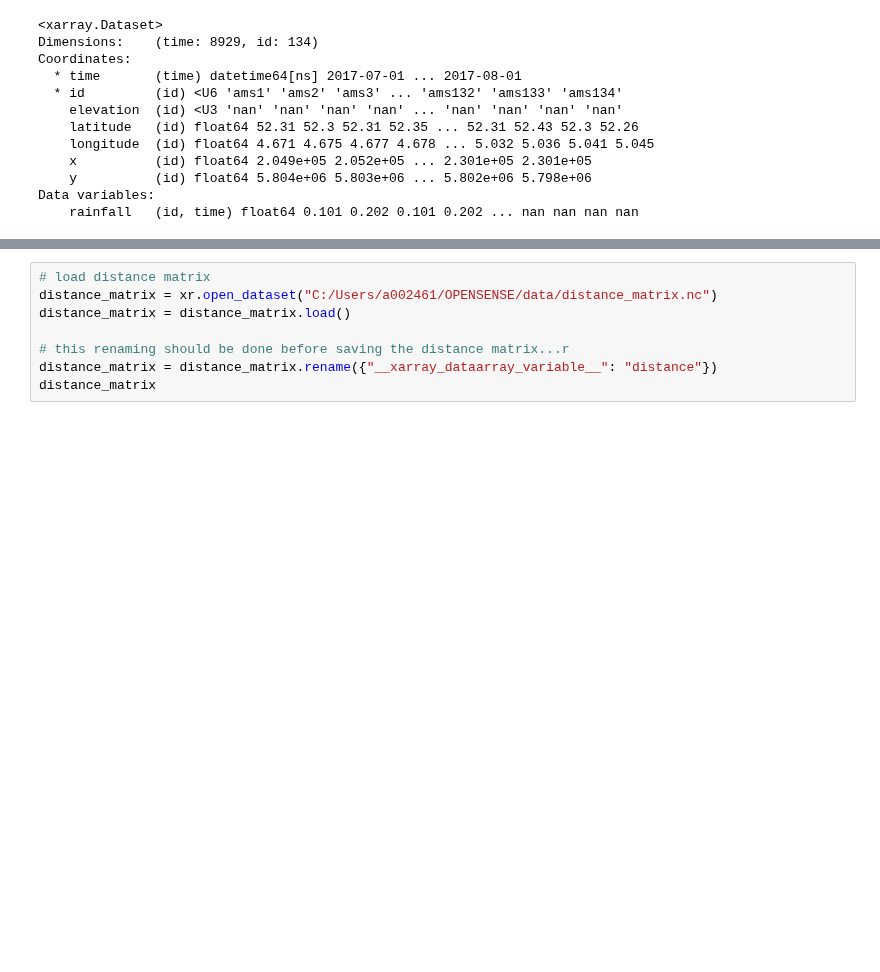
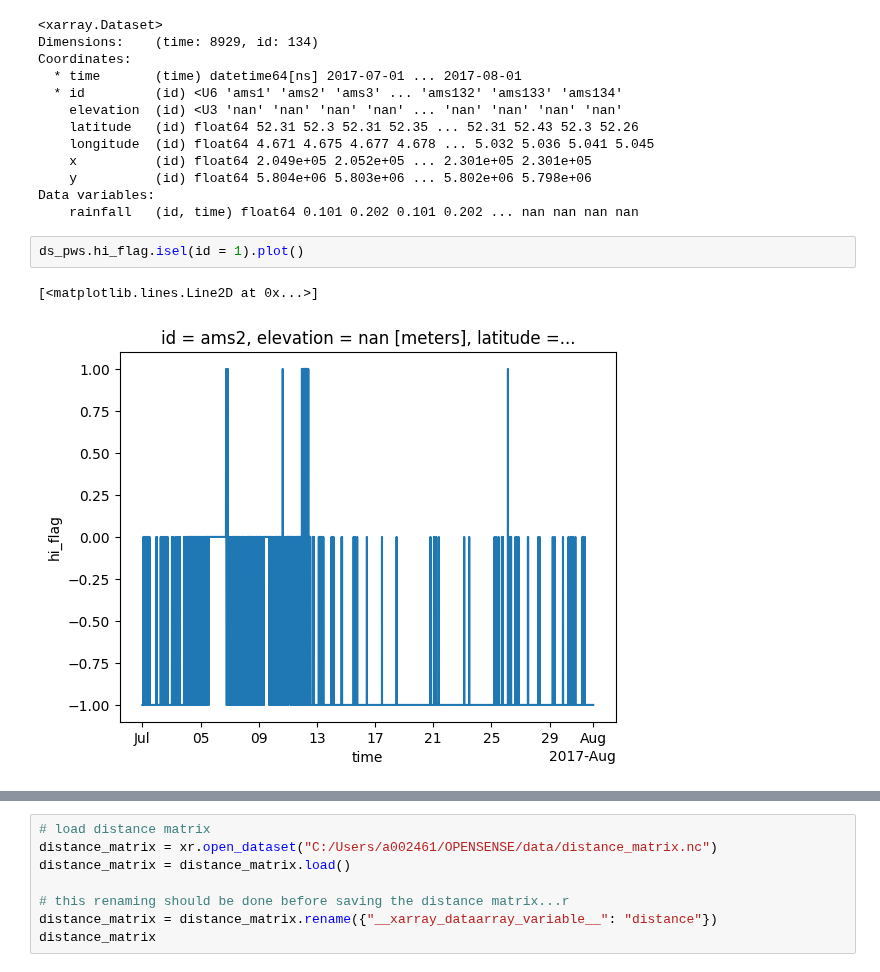
Before and after one commit to lepetersson/pypwsqc, a Jupyter notebook: docs/notebooks/station_outlier_filter.ipynb, the cells around one changed output, grey strips where cells are left out. Cells and saved outputs as stored; diff of their text form; blank space fills up the shorter version.

```diff
--- a/docs/notebooks/station_outlier_filter.ipynb
+++ b/docs/notebooks/station_outlier_filter.ipynb
@@ -75,3 +57,8 @@ Coordinates:
     y          (id) float64 5.804e+06 5.803e+06 ... 5.802e+06 5.798e+06
 Data variables:
     rainfall   (id, time) float64 0.101 0.202 0.101 0.202 ... nan nan nan nan
+# %%
+ds_pws.hi_flag.isel(id = 1).plot()
+# %% [output]
+[<matplotlib.lines.Line2D at 0x...>]
+[figure, added]
```
Also changed, not shown: parts of 10 cells of this notebook, 2 other files.
